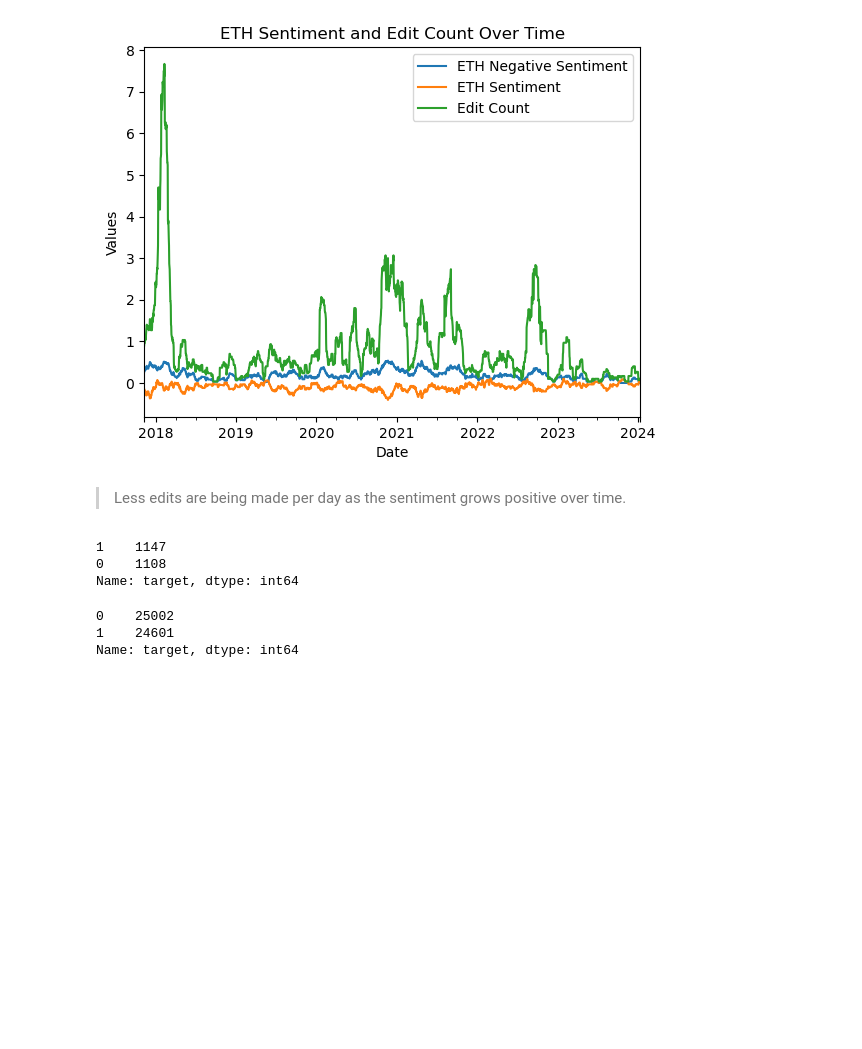
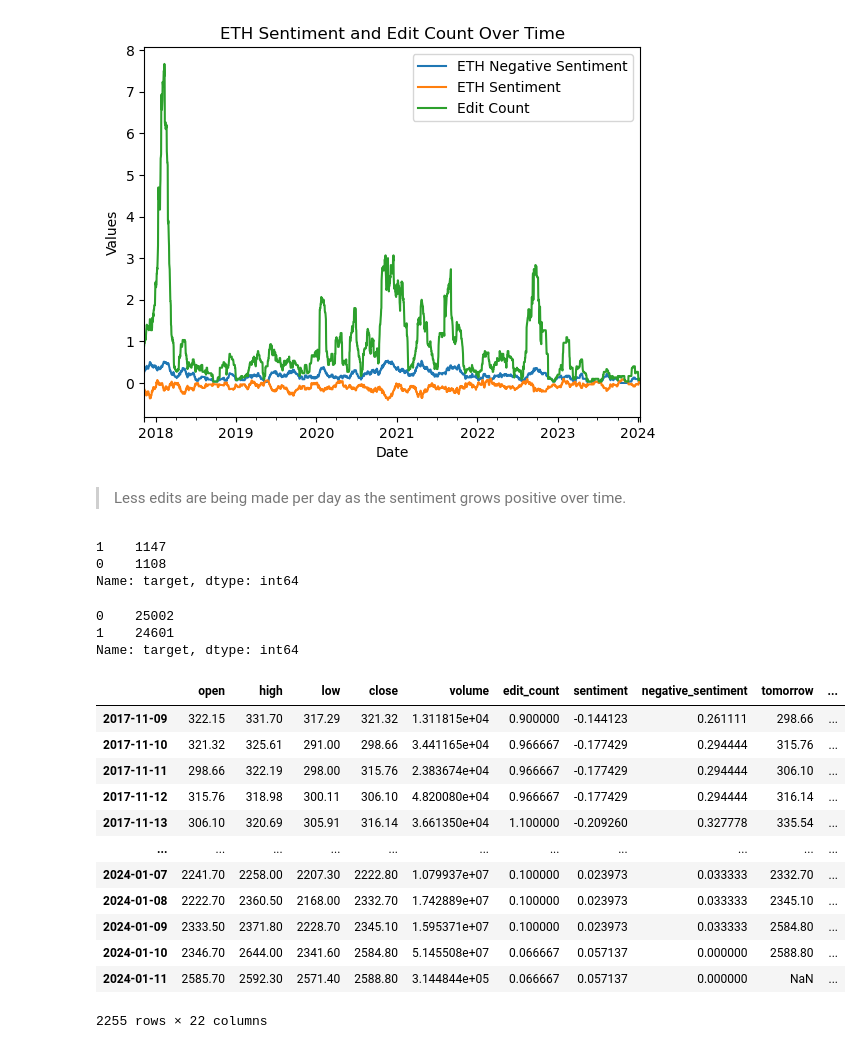
Before and after one commit to bryan-ortiz0/crypto-forecast-analysis, a Jupyter notebook: 01-preprocessing.ipynb, the cells around one changed output. Cells and saved outputs as stored; diff of their text form; code cells hidden in the pictures; blank space fills up the shorter version.

```diff
--- a/01-preprocessing.ipynb
+++ b/01-preprocessing.ipynb
@@ -159,0 +160,16 @@ eth_hour.to_csv('./data/ohlcv_hour.csv', index=False)
+# %%
+eth_daily
+# %% [output]
+|  | open | high | low | close | volume | edit_count | sentiment | negative_sentiment | tomorrow | ... |
+| 2017-11-09 | 322.15 | 331.70 | 317.29 | 321.32 | 1.311815e+04 | 0.900000 | -0.144123 | 0.261111 | 298.66 | ... |
+| 2017-11-10 | 321.32 | 325.61 | 291.00 | 298.66 | 3.441165e+04 | 0.966667 | -0.177429 | 0.294444 | 315.76 | ... |
+| 2017-11-11 | 298.66 | 322.19 | 298.00 | 315.76 | 2.383674e+04 | 0.966667 | -0.177429 | 0.294444 | 306.10 | ... |
+| 2017-11-12 | 315.76 | 318.98 | 300.11 | 306.10 | 4.820080e+04 | 0.966667 | -0.177429 | 0.294444 | 316.14 | ... |
+| 2017-11-13 | 306.10 | 320.69 | 305.91 | 316.14 | 3.661350e+04 | 1.100000 | -0.209260 | 0.327778 | 335.54 | ... |
+| ... | ... | ... | ... | ... | ... | ... | ... | ... | ... | ... |
+| 2024-01-07 | 2241.70 | 2258.00 | 2207.30 | 2222.80 | 1.079937e+07 | 0.100000 | 0.023973 | 0.033333 | 2332.70 | ... |
+| 2024-01-08 | 2222.70 | 2360.50 | 2168.00 | 2332.70 | 1.742889e+07 | 0.100000 | 0.023973 | 0.033333 | 2345.10 | ... |
+| 2024-01-09 | 2333.50 | 2371.80 | 2228.70 | 2345.10 | 1.595371e+07 | 0.100000 | 0.023973 | 0.033333 | 2584.80 | ... |
+| 2024-01-10 | 2346.70 | 2644.00 | 2341.60 | 2584.80 | 5.145508e+07 | 0.066667 | 0.057137 | 0.000000 | 2588.80 | ... |
+| 2024-01-11 | 2585.70 | 2592.30 | 2571.40 | 2588.80 | 3.144844e+05 | 0.066667 | 0.057137 | 0.000000 | NaN | ... |
+2255 rows × 22 columns
```
Also changed, not shown: parts of 1 cell of this notebook, 21 other files.
